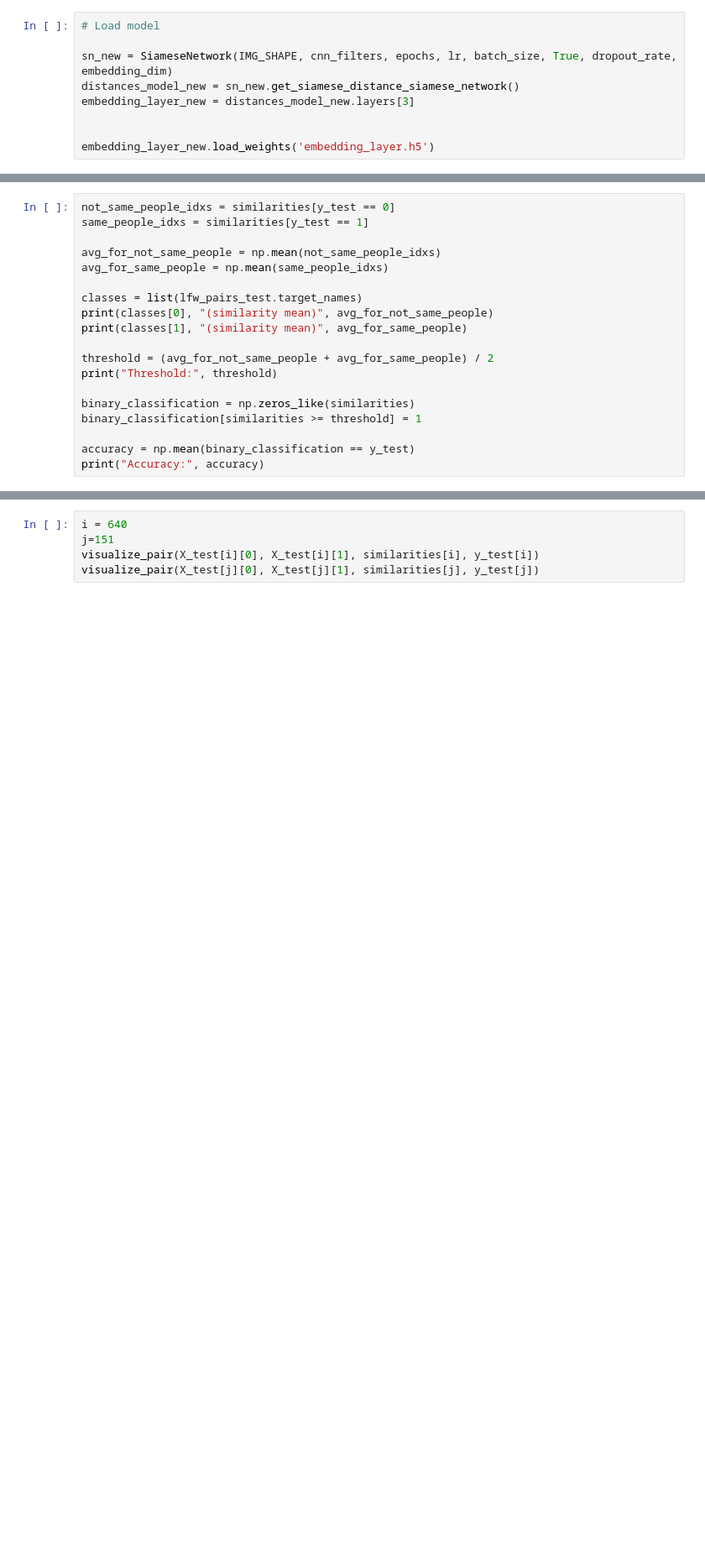
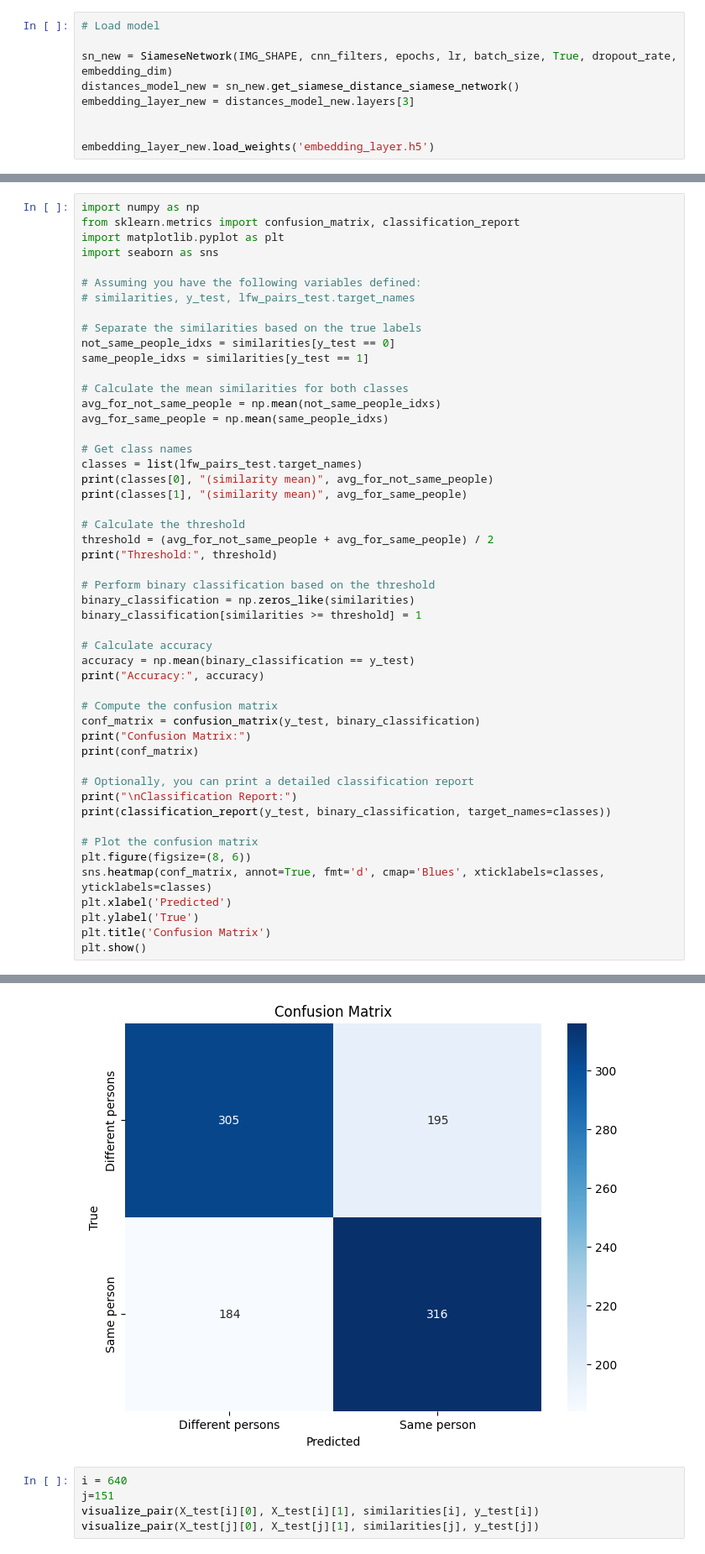
Before and after one commit to ahmedmst2423/Face-Recognition-AI-Project, a Jupyter notebook: Face-Recogntion-Training.ipynb, the cells around one changed output, grey strips where cells are left out. Shown: that part at 84% size. Saved outputs shown, nothing was run; the diff lists cells and outputs as text; blank space fills up the shorter version.

Commit message:
Added confusion Matrix

```diff
--- a/Face-Recogntion-Training.ipynb
+++ b/Face-Recogntion-Training.ipynb
@@ -527,21 +527,52 @@ similarities = test(X_test, embedding_layer_new, IMG_SHAPE)
 32/32 [==============================] - 1s 24ms/step
 # %%
+import numpy as np
+from sklearn.metrics import confusion_matrix, classification_report
+import matplotlib.pyplot as plt
+import seaborn as sns
+
+# Assuming you have the following variables defined:
+# similarities, y_test, lfw_pairs_test.target_names
+
+# Separate the similarities based on the true labels
 not_same_people_idxs = similarities[y_test == 0]
 same_people_idxs = similarities[y_test == 1]
 
+# Calculate the mean similarities for both classes
 avg_for_not_same_people = np.mean(not_same_people_idxs)
 avg_for_same_people = np.mean(same_people_idxs)
 
+# Get class names
 classes = list(lfw_pairs_test.target_names)
 print(classes[0], "(similarity mean)", avg_for_not_same_people)
 print(classes[1], "(similarity mean)", avg_for_same_people)
 
+# Calculate the threshold
 threshold = (avg_for_not_same_people + avg_for_same_people) / 2
 print("Threshold:", threshold)
 
+# Perform binary classification based on the threshold
 binary_classification = np.zeros_like(similarities)
 binary_classification[similarities >= threshold] = 1
 
+# Calculate accuracy
 accuracy = np.mean(binary_classification == y_test)
 print("Accuracy:", accuracy)
+
+# Compute the confusion matrix
+conf_matrix = confusion_matrix(y_test, binary_classification)
+print("Confusion Matrix:")
+print(conf_matrix)
+
+# Optionally, you can print a detailed classification report
+print("\nClassification Report:")
+print(classification_report(y_test, binary_classification, target_names=classes))
+
+# Plot the confusion matrix
+plt.figure(figsize=(8, 6))
+sns.heatmap(conf_matrix, annot=True, fmt='d', cmap='Blues', xticklabels=classes, yticklabels=classes)
+plt.xlabel('Predicted')
+plt.ylabel('True')
+plt.title('Confusion Matrix')
+plt.show()
 # %% [output]
@@ -552,3 +596,4 @@ Accuracy: 0.654
+[figure, added]
 # %%
 i = 640
 j=151
```
Also changed, not shown: parts of 7 cells of this notebook.
